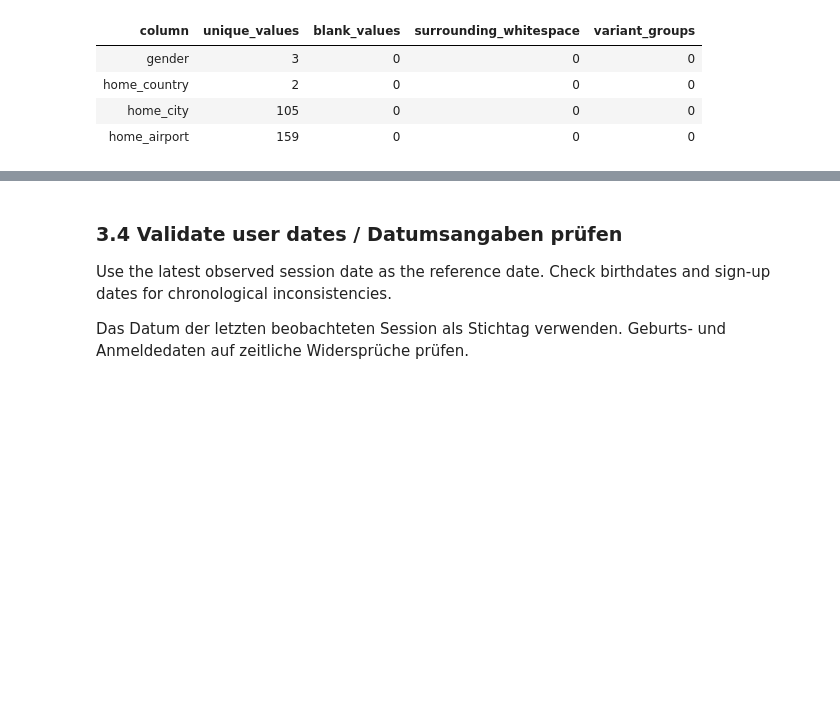
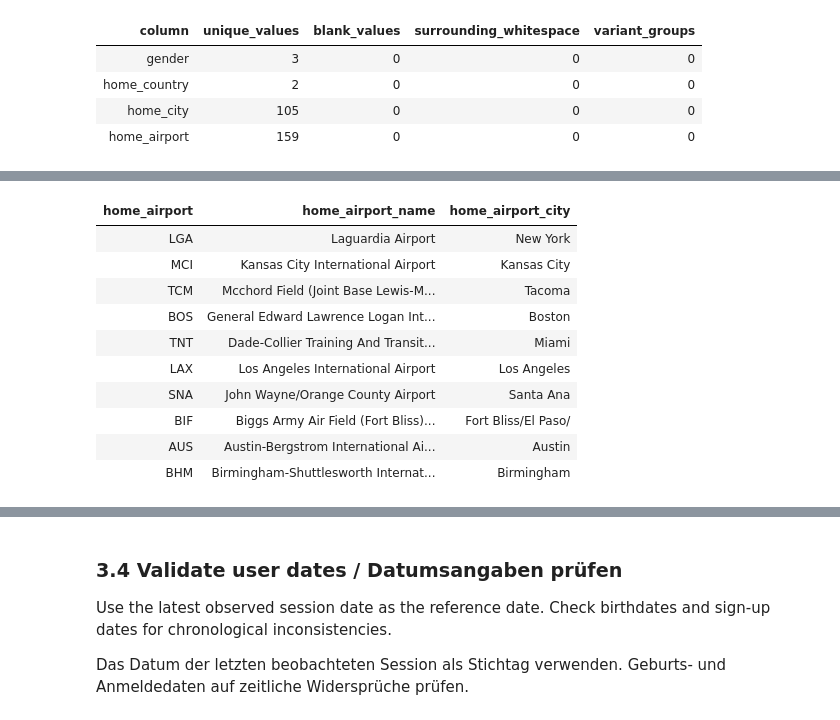
Before and after one commit to mperos1978/TravelTide, a Jupyter notebook: notebooks/01_eda.ipynb, the cells around one changed output, grey strips where cells are left out. Saved outputs shown, nothing was run; the diff lists cells and outputs as text; code cells hidden in the pictures; blank space fills up the shorter version.

```diff
--- a/notebooks/01_eda.ipynb
+++ b/notebooks/01_eda.ipynb
@@ -585,0 +700,88 @@ users — Text validation
+# %%
+# load airport reference data indexed by IATA code
+# flughafenreferenzdaten nach IATA-code laden
+airport_reference = pd.DataFrame.from_dict(
+    airportsdata.load("IATA"),
+    orient="index",
+)
+
+# normalize lookup keys without replacing the original airport codes
+# suchschlüssel vereinheitlichen, ohne originalcodes zu ersetzen
+airport_keys = (
+    users_work["home_airport"]
+    .astype("string")
+    .str.strip()
+    .str.upper()
+)
+
+# add reference fields to the working copy
+# referenzfelder zur arbeitskopie hinzufügen
+for source, target in [
+    ("name", "home_airport_name"),
+    ("city", "home_airport_city"),
+    ("country", "home_airport_country_code"),
+]:
+    users_work[target] = (
+        airport_keys
+        .map(airport_reference[source])
+        .astype("string")
+        .str.strip()
+        .replace("", pd.NA)
+    )
+
+# check lookup coverage separately from field completeness
+# zuordnungsquote getrennt von der feldvollständigkeit prüfen
+matched = airport_keys.isin(airport_reference.index)
+
+lookup_summary = pd.DataFrame({
+    "check": [
+        "Total users",
+        "Users with matched airport code",
+        "Users with unmatched airport code",
+        "Users without airport name",
+        "Users without airport city",
+    ],
+    "users": [
+        len(users_work),
+        matched.sum(),
+        (~matched).sum(),
+        users_work["home_airport_name"].isna().sum(),
+        users_work["home_airport_city"].isna().sum(),
+    ],
+})
+
+unmatched_codes = (
+    airport_keys.loc[~matched]
+    .value_counts(dropna=False)
+    .rename_axis("airport_code")
+    .reset_index(name="users")
+)
+
+# display validation tables side by side
+# prüftabellen nebeneinander anzeigen
+table_specs = [
+    (lookup_summary, "Airport lookup — Coverage"),
+    (unmatched_codes, "Airport lookup — Unmatched codes"),
+]
+
+display(HTML(
+    '<div style="display: flex; gap: 24px; '
+    'align-items: flex-start; flex-wrap: wrap;">'
+    + "".join(
+        "<div>"
+        + style_overview(
+            df, title, {"users": "{:,.0f}"}
+        ).to_html()
+        + "</div>"
+        for df, title in table_specs
+    )
+    + "</div>"
+))
+
+display(style_overview(
+    users_work[
+        ["home_airport", "home_airport_name", "home_airport_city"]
+    ].drop_duplicates().head(10),
+    "Airport lookup — Preview",
+))
+# %% [output]
@@ -585,0 +805,11 @@ users — Text validation
+| home_airport | home_airport_name | home_airport_city |
+| LGA | Laguardia Airport | New York |
+| MCI | Kansas City International Airport | Kansas City |
+| TCM | Mcchord Field (Joint Base Lewis-M... | Tacoma |
+| BOS | General Edward Lawrence Logan Int... | Boston |
+| TNT | Dade-Collier Training And Transit... | Miami |
+| LAX | Los Angeles International Airport | Los Angeles |
+| SNA | John Wayne/Orange County Airport | Santa Ana |
+| BIF | Biggs Army Air Field (Fort Bliss)... | Fort Bliss/El Paso/ |
+| AUS | Austin-Bergstrom International Ai... | Austin |
+| BHM | Birmingham-Shuttlesworth Internat... | Birmingham |
```
Also changed, not shown: parts of 19 cells of this notebook, 1 other file.
